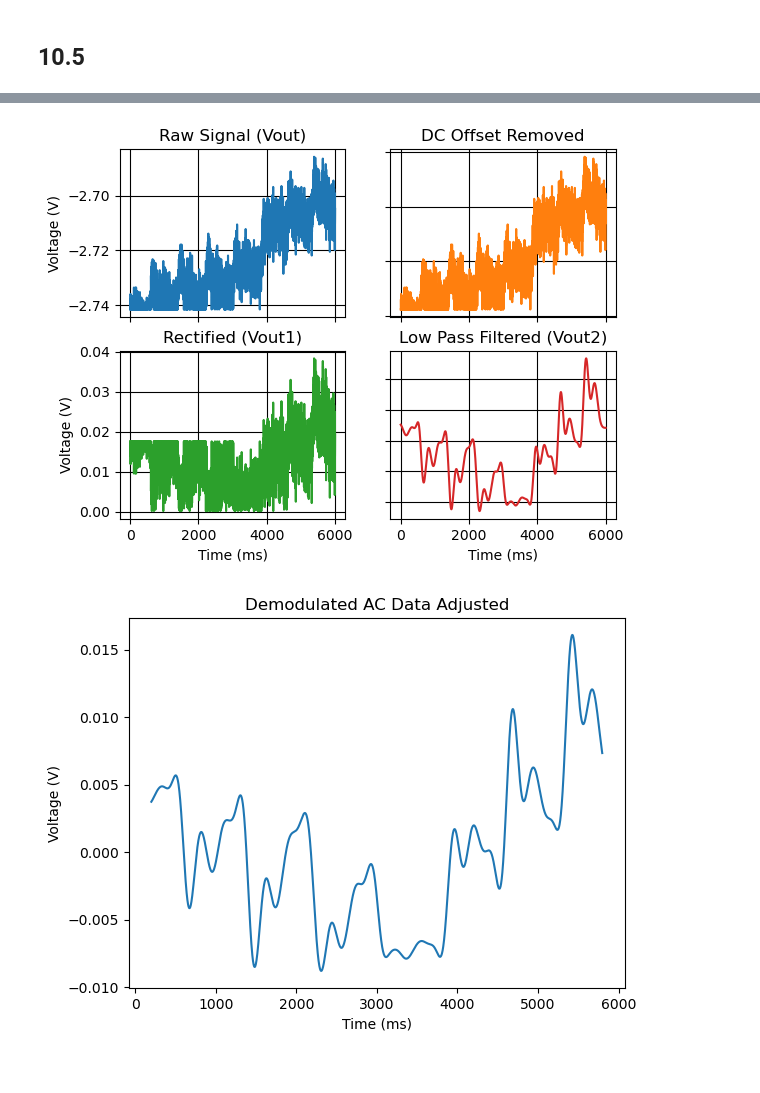
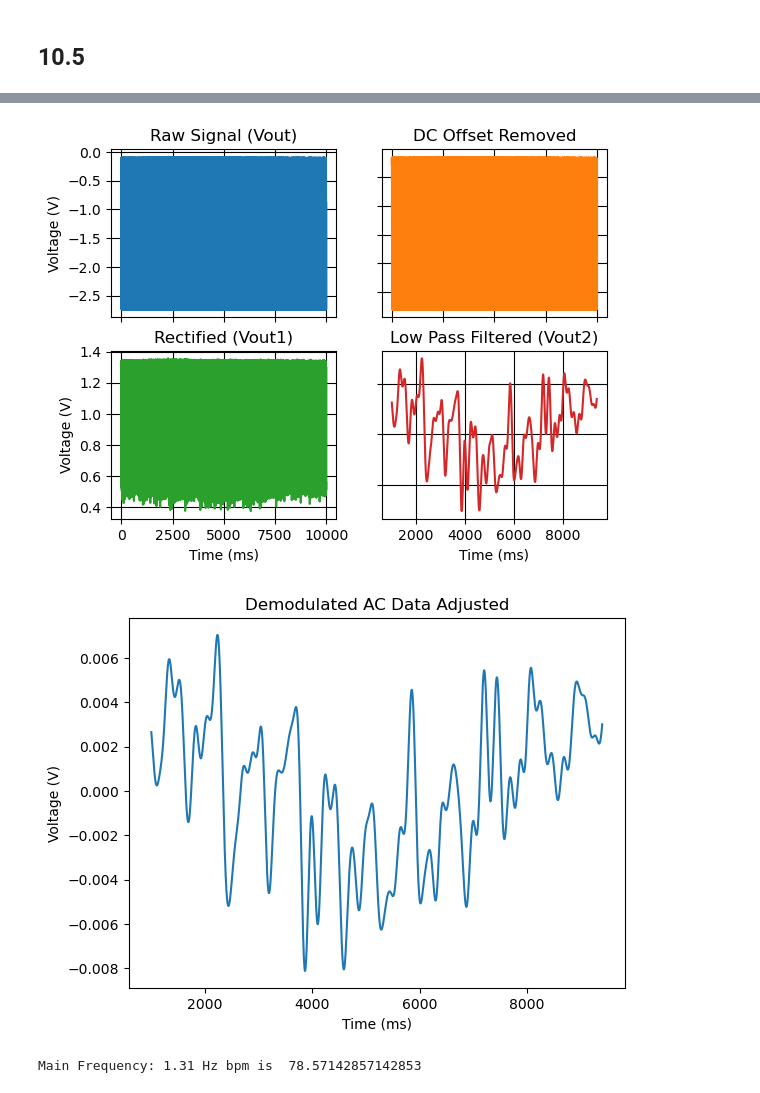
Before and after one commit to t-vee/111ALab, a Jupyter notebook: Lab 10/Lab10PythonNotebook.ipynb, the cells around one changed output, grey strips where cells are left out. Cells and saved outputs as stored; diff of their text form; code cells hidden in the pictures.

```diff
--- a/Lab 10/Lab10PythonNotebook.ipynb
+++ b/Lab 10/Lab10PythonNotebook.ipynb
@@ -138,12 +139,12 @@ plt.show()
 # %%
 ads.close_wavegen()
 
-#ads.use_wavegen(offset_v = 2.75, amp_v = 1, freq_hz = 50)
-ads.use_wavegen(channel=1, function=wavegen_functions["dc"],offset_v=2.75)
+ads.use_wavegen(offset_v = 2.75, amp_v = 1, freq_hz = 50)
+#ads.use_wavegen(channel=1, function=wavegen_functions["dc"],offset_v=2.75)
 
 time.sleep(2) #so everything can 'settle' before data is collected
 
-raw_data = oscilloscope_run(ads, duration=6, channel=1, sampling_freq=500)
+raw_data = oscilloscope_run(ads, duration=10, channel=1, sampling_freq=500)
 
 ads.close_wavegen()
 # %%
@@ -182,23 +183,26 @@ Main Frequency: 0.33 Hz bpm is  19.999999999999996
 # %%
 demod_data_radio = demodulate_radio(raw_data, 5, save = True)
-demod_data_radio = {key:item[100:-100] for key, item in demod_data_radio.items()}
+#demod_data_radio = {key:item[100:-100] for key, item in demod_data_radio.items()}
 demod_data_radio['y'] = demod_data_radio['y'] - np.mean(demod_data_radio['y'])
 plt.plot(demod_data_radio["x"], demod_data_radio["y"])
 plt.title("Demodulated AC Data Adjusted")
 plt.xlabel("Time (ms)")
 plt.ylabel("Voltage (V)")
 plt.show()
 
 fft_data_105 = fft(demod_data_radio)
+maxf = fft_data_105["frequencies"][np.argsort(fft_data_105["magnitudes"])[-2]]
+print("Main Frequency: {:.2f} Hz".format(maxf), "bpm is ", maxf * 60)
 
 plt.plot(fft_data_105["frequencies"], fft_data_105["magnitudes"])
 plt.xlabel("Frequencies (Hz)")
 plt.xlim(0,10)
 plt.ylabel("Voltage (V)")
 #plt.grid(visible=True, which='major', color='black', linestyle='-')
 #plt.grid(visible=True, which='minor', color='black', linestyle='--')
 plt.title("FFT of AC Demodulated Data")
 plt.show()
 # %% [output]
-[figure, old version]
+[figure, new version]
-[figure, old version]
+[figure, new version]
+Main Frequency: 1.31 Hz bpm is  78.57142857142853
```
Also changed, not shown: parts of 14 cells of this notebook, 23 other files.
